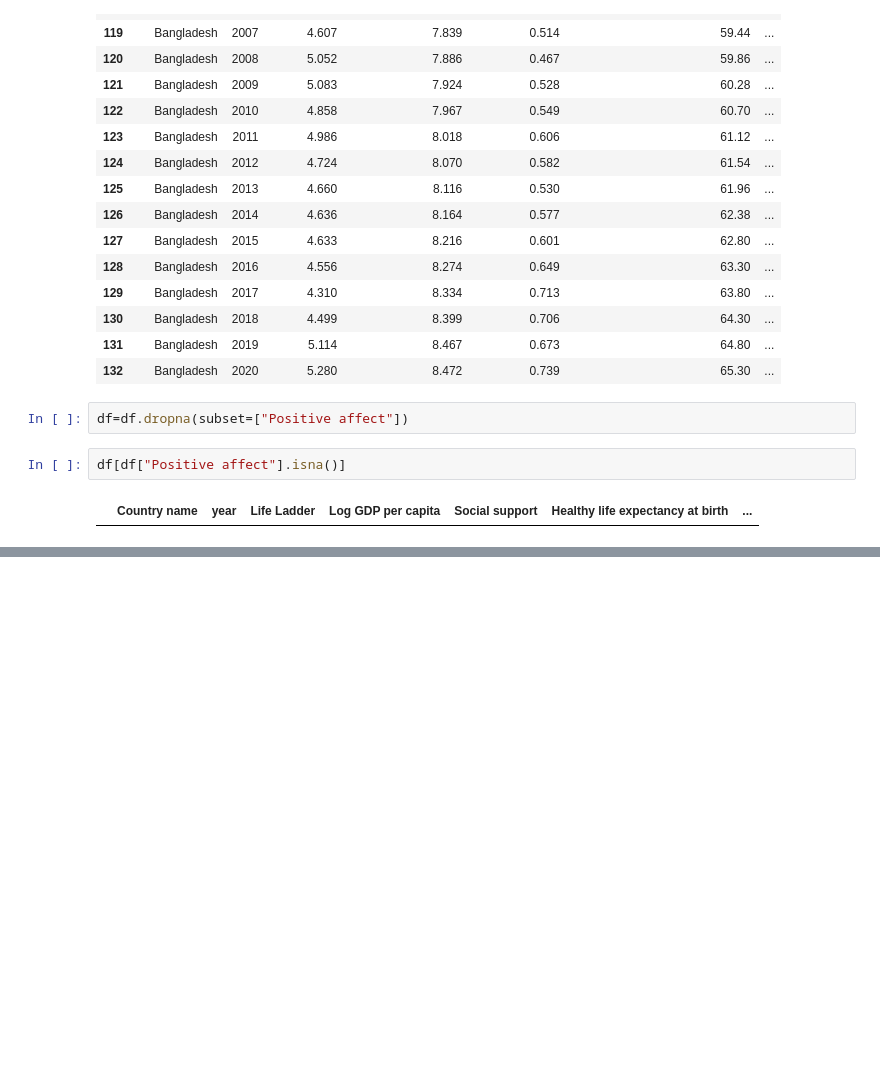
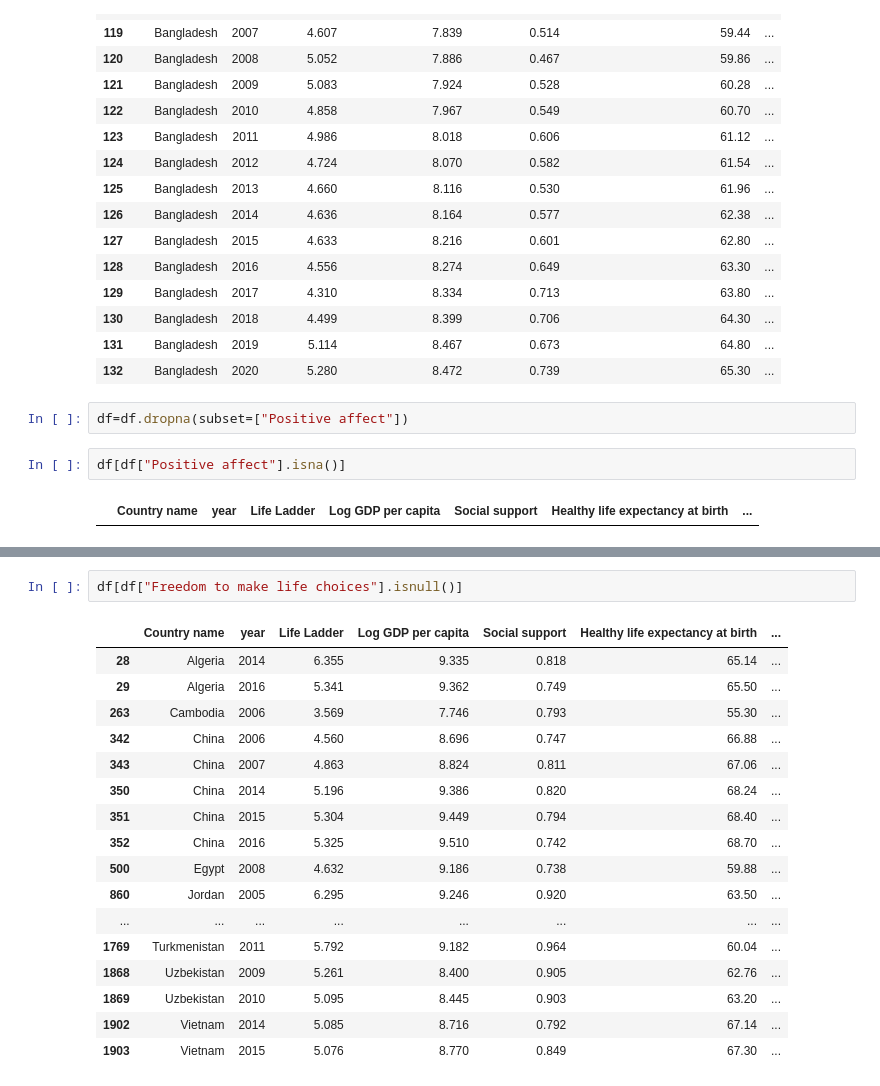
Before and after one commit to rinsharufi-datalogix/World-happiness-, a Jupyter notebook: data_cleaning.ipynb, the cells around one changed output, grey strips where cells are left out. Cells and saved outputs as stored; diff of their text form; blank space fills up the shorter version.

```diff
--- a/data_cleaning.ipynb
+++ b/data_cleaning.ipynb
@@ -366,0 +364,20 @@ df[df["Country name"]=="Palestinian Territories"]
+# %%
+df[df["Freedom to make life choices"].isnull()]
+# %% [output]
+|  | Country name | year | Life Ladder | Log GDP per capita | Social support | Healthy life expectancy at birth | ... |
+| 28 | Algeria | 2014 | 6.355 | 9.335 | 0.818 | 65.14 | ... |
+| 29 | Algeria | 2016 | 5.341 | 9.362 | 0.749 | 65.50 | ... |
+| 263 | Cambodia | 2006 | 3.569 | 7.746 | 0.793 | 55.30 | ... |
+| 342 | China | 2006 | 4.560 | 8.696 | 0.747 | 66.88 | ... |
+| 343 | China | 2007 | 4.863 | 8.824 | 0.811 | 67.06 | ... |
+| 350 | China | 2014 | 5.196 | 9.386 | 0.820 | 68.24 | ... |
+| 351 | China | 2015 | 5.304 | 9.449 | 0.794 | 68.40 | ... |
+| 352 | China | 2016 | 5.325 | 9.510 | 0.742 | 68.70 | ... |
+| 500 | Egypt | 2008 | 4.632 | 9.186 | 0.738 | 59.88 | ... |
+| 860 | Jordan | 2005 | 6.295 | 9.246 | 0.920 | 63.50 | ... |
+| ... | ... | ... | ... | ... | ... | ... | ... |
+| 1769 | Turkmenistan | 2011 | 5.792 | 9.182 | 0.964 | 60.04 | ... |
+| 1868 | Uzbekistan | 2009 | 5.261 | 8.400 | 0.905 | 62.76 | ... |
+| 1869 | Uzbekistan | 2010 | 5.095 | 8.445 | 0.903 | 63.20 | ... |
+| 1902 | Vietnam | 2014 | 5.085 | 8.716 | 0.792 | 67.14 | ... |
+| 1903 | Vietnam | 2015 | 5.076 | 8.770 | 0.849 | 67.30 | ... |
```
Also changed, not shown: parts of 14 cells of this notebook.
